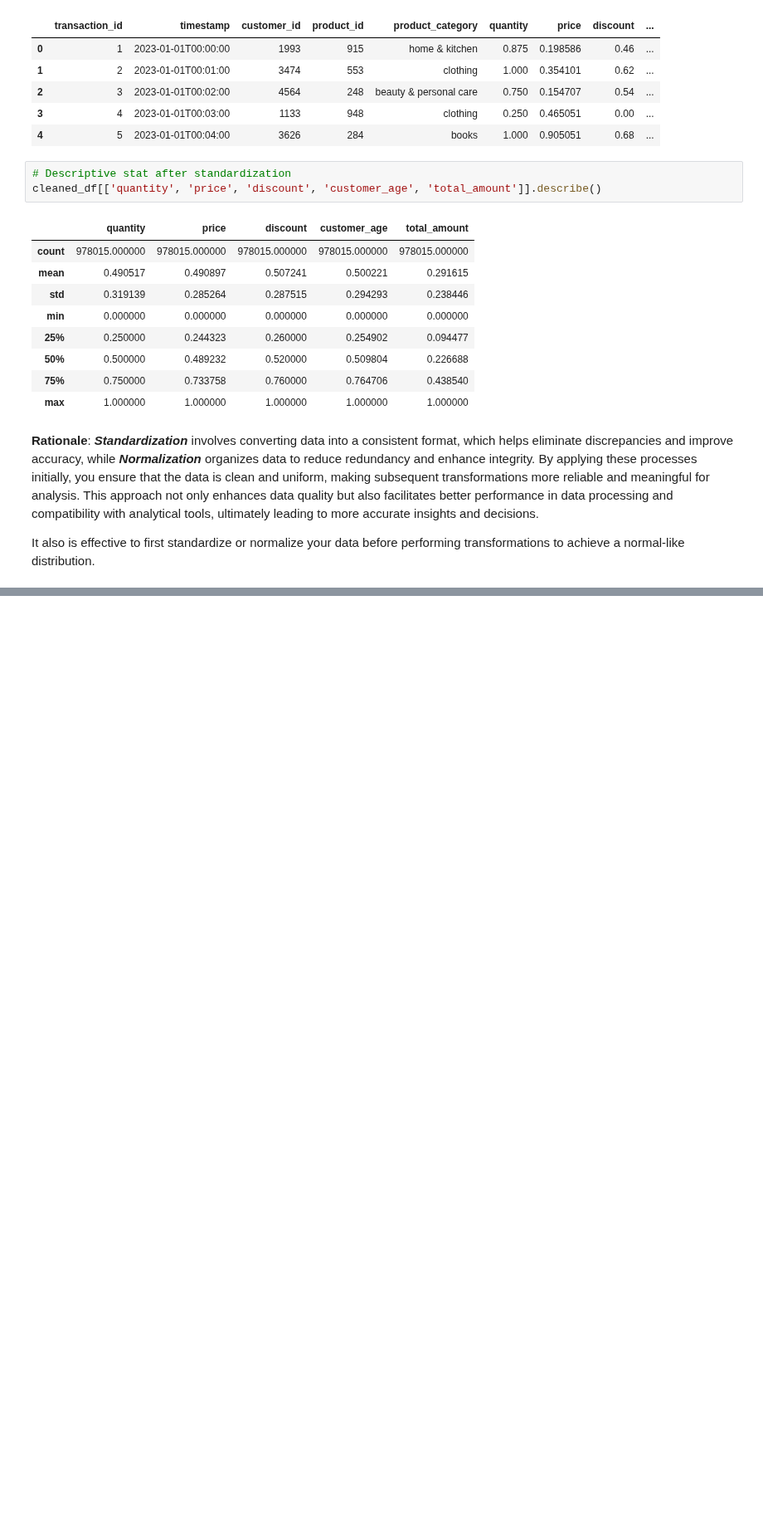
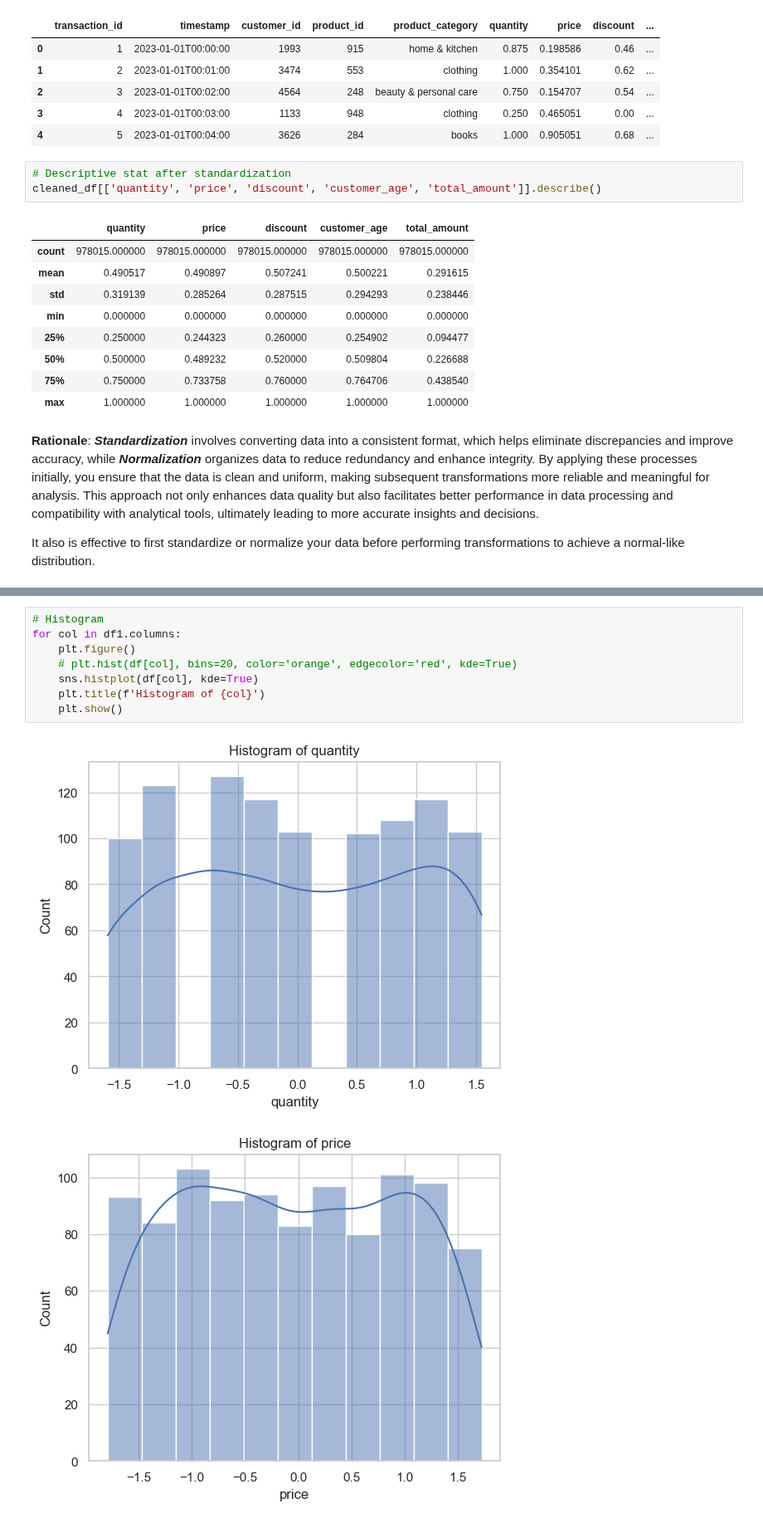
Before and after one commit to arnelimperial/greenergy, a Jupyter notebook: sales.ipynb, the cells around one changed output, grey strips where cells are left out. Shown at 83% size. Drawn from its saved outputs; the diff is of its cells as text; blank space fills up the shorter version.

```diff
--- a/sales.ipynb
+++ b/sales.ipynb
@@ -375,0 +488,11 @@ It also is effective to first standardize or normalize your data before performi
+# %%
+# Histogram
+for col in df1.columns:
+    plt.figure()
+    # plt.hist(df[col], bins=20, color='orange', edgecolor='red', kde=True)
+    sns.histplot(df[col], kde=True)
+    plt.title(f'Histogram of {col}')
+    plt.show()
+# %% [output]
+[figure, added]
+[figure, added]
```
Also changed, not shown: parts of 19 cells of this notebook, 1 other file.
